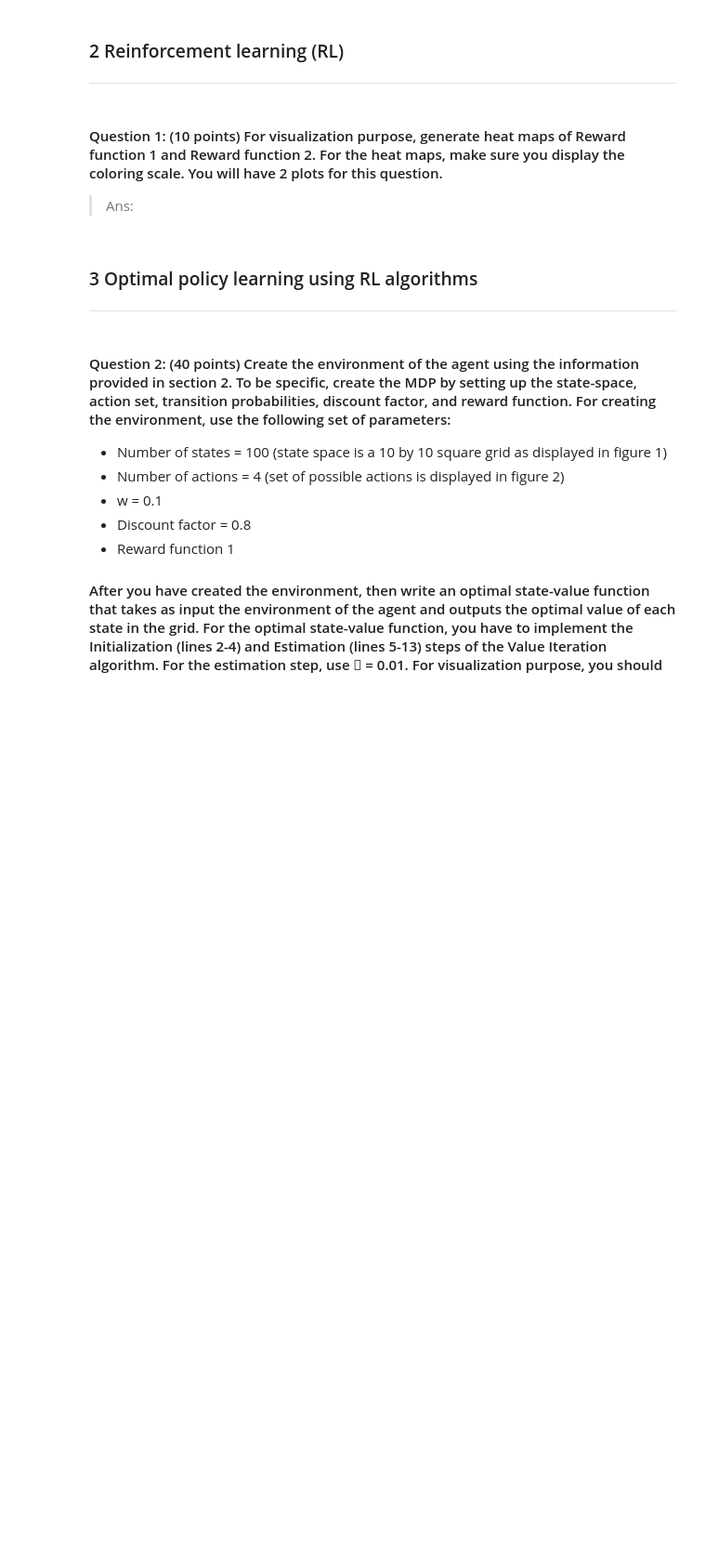
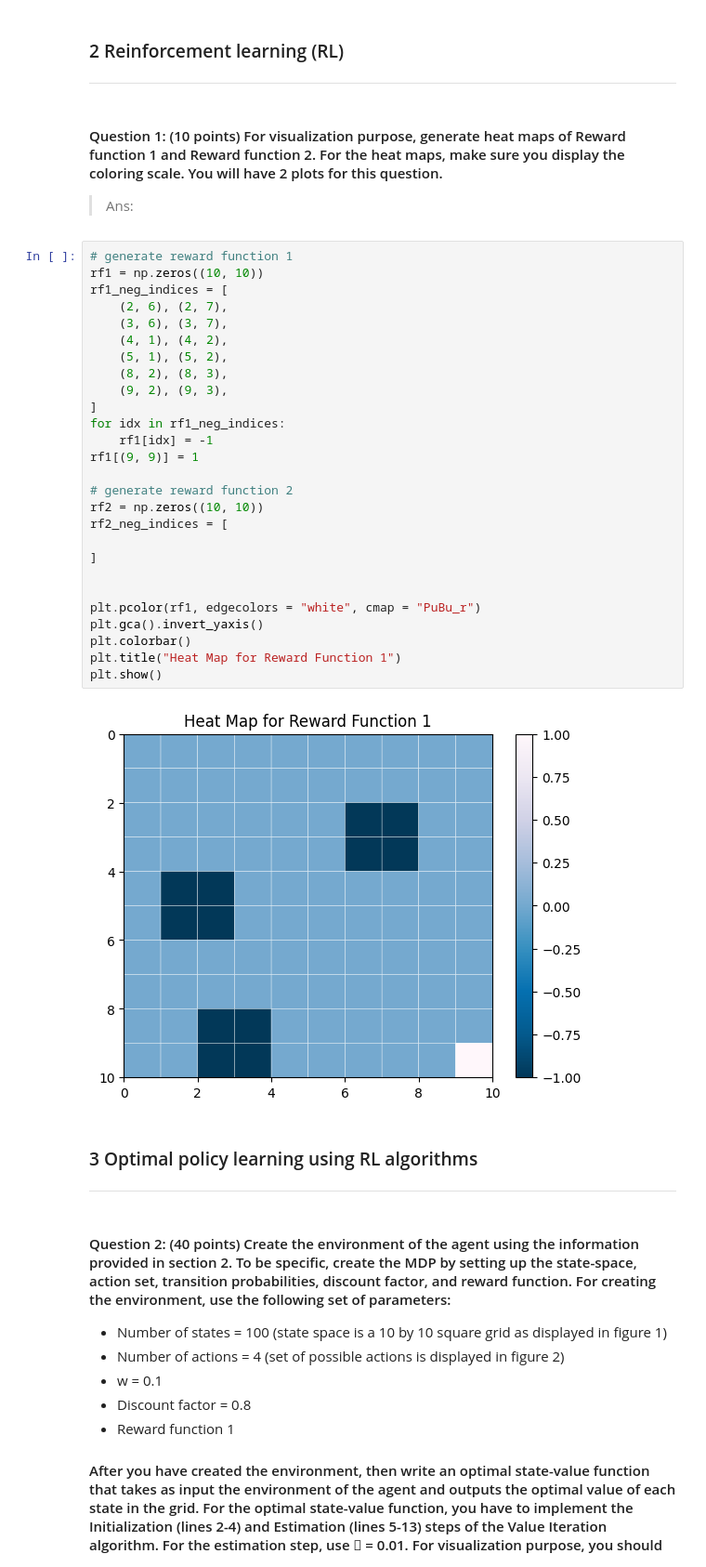
Before and after one commit to kchuang625/ucla-ece-232e-spring-2023-hw, a Jupyter notebook: project3/Project3_705668757_905847065_105945588.ipynb, the cells around one changed output. Shown: that part at 93% size. Saved outputs shown, nothing was run; the diff lists cells and outputs as text; blank space fills up the shorter version.

```diff
--- a/project3/Project3_705668757_905847065_105945588.ipynb
+++ b/project3/Project3_705668757_905847065_105945588.ipynb
@@ -17,6 +18,35 @@ np.random.seed(seed)
 # %% [markdown]
 #### Question 1: (10 points) For visualization purpose, generate heat maps of Reward function 1 and Reward function 2. For the heat maps, make sure you display the coloring scale. You will have 2 plots for this question.
 > Ans:
+# %%
+# generate reward function 1
+rf1 = np.zeros((10, 10))
+rf1_neg_indices = [
+    (2, 6), (2, 7),
+    (3, 6), (3, 7),
+    (4, 1), (4, 2),
+    (5, 1), (5, 2),
+    (8, 2), (8, 3),
+    (9, 2), (9, 3),
+]
+for idx in rf1_neg_indices:
+    rf1[idx] = -1
+rf1[(9, 9)] = 1
+
+# generate reward function 2
+rf2 = np.zeros((10, 10))
+rf2_neg_indices = [
+
+]
+
+
+plt.pcolor(rf1, edgecolors = "white", cmap = "PuBu_r")
+plt.gca().invert_yaxis()
+plt.colorbar()
+plt.title("Heat Map for Reward Function 1")
+plt.show()
+# %% [output]
+[figure, added]
 # %% [markdown]
 ### 3 Optimal policy learning using RL algorithms
 ***
```
Also changed, not shown: parts of 1 cell of this notebook.
